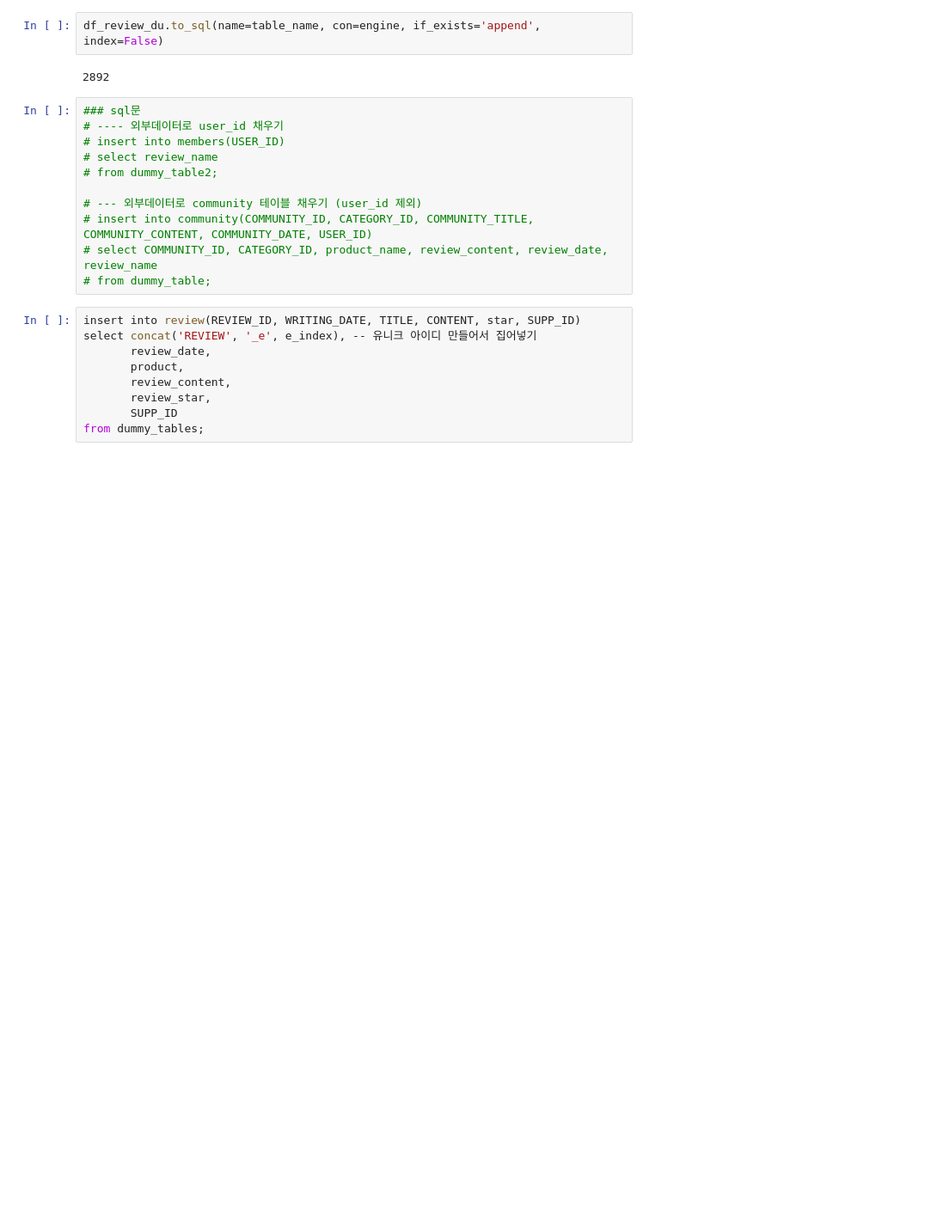
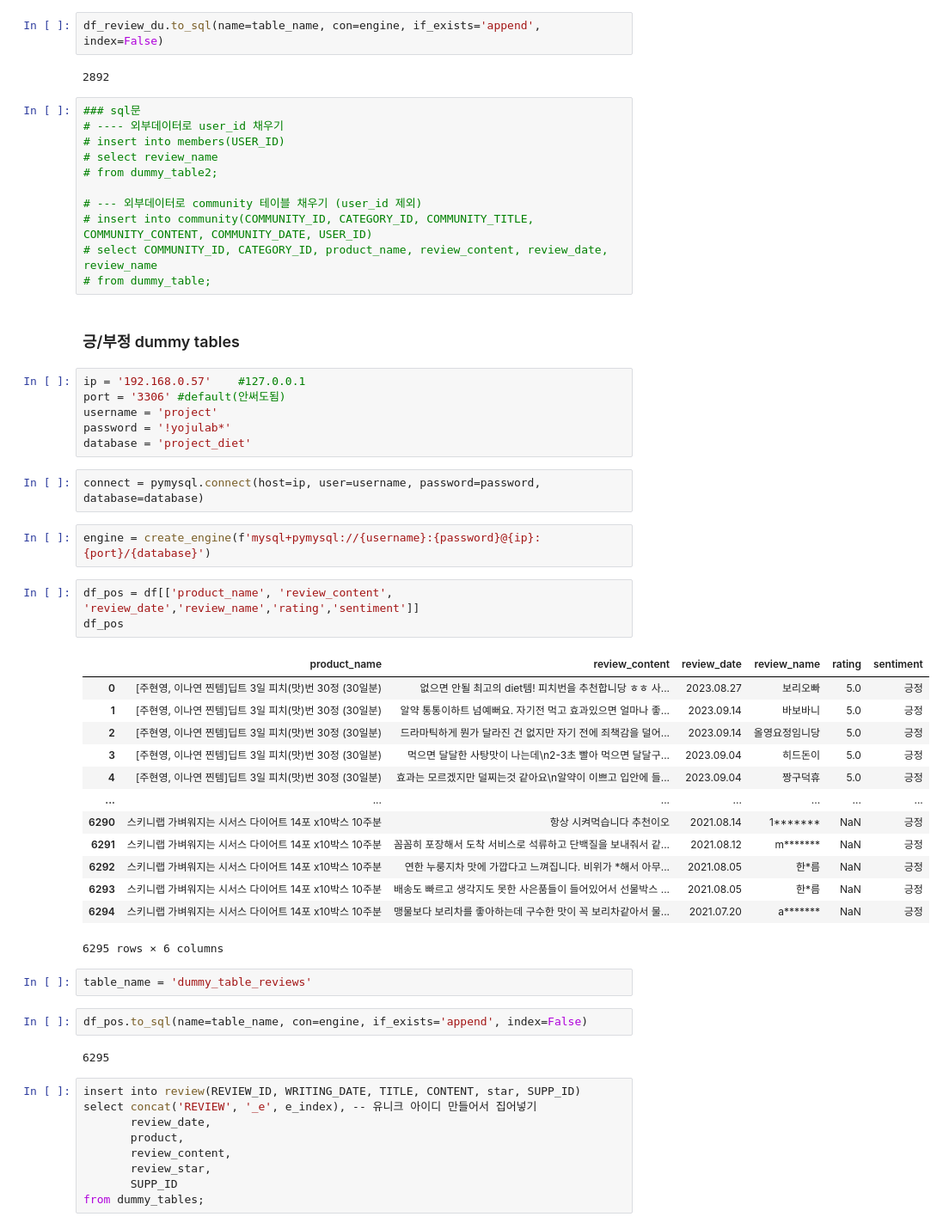
Before and after one commit to angelamyungjoosong/project_supplements_data_analytics, a Jupyter notebook: codes/connect_workbench_GB.ipynb, the cells around one changed output. Shown: that part at 86% size. Drawn from its saved outputs; the diff is of its cells as text; blank space fills up the shorter version.

```diff
--- a/codes/connect_workbench_GB.ipynb
+++ b/codes/connect_workbench_GB.ipynb
@@ -149,6 +149,41 @@ df_review_du.to_sql(name=table_name, con=engine, if_exists='append', index=False
 # insert into community(COMMUNITY_ID, CATEGORY_ID, COMMUNITY_TITLE, COMMUNITY_CONTENT, COMMUNITY_DATE, USER_ID)
 # select COMMUNITY_ID, CATEGORY_ID, product_name, review_content, review_date, review_name
 # from dummy_table;
+# %% [markdown]
+### 긍/부정 dummy tables
+# %%
+ip = '192.168.0.57'    #127.0.0.1
+port = '3306' #default(안써도됨)
+username = 'project'
+password = '!yojulab*'
+database = 'project_diet'
+# %%
+connect = pymysql.connect(host=ip, user=username, password=password, database=database)
+# %%
+engine = create_engine(f'mysql+pymysql://{username}:{password}@{ip}:{port}/{database}')
+# %%
+df_pos = df[['product_name', 'review_content', 'review_date','review_name','rating','sentiment']]
+df_pos
+# %% [output]
+|  | product_name | review_content | review_date | review_name | rating | sentiment |
+| 0 | [주현영, 이나연 찐템]딥트 3일 피치(맛)번 30정 (30일분) | 없으면 안될 최고의 diet템! 피치번을 추천합니당 ㅎㅎ 사... | 2023.08.27 | 보리오빠 | 5.0 | 긍정 |
+| 1 | [주현영, 이나연 찐템]딥트 3일 피치(맛)번 30정 (30일분) | 알약 통통이하트 넘예뻐요. 자기전 먹고 효과있으면 얼마나 좋... | 2023.09.14 | 바보바니 | 5.0 | 긍정 |
+| 2 | [주현영, 이나연 찐템]딥트 3일 피치(맛)번 30정 (30일분) | 드라마틱하게 뭔가 달라진 건 없지만 자기 전에 죄책감을 덜어... | 2023.09.14 | 올영요정임니당 | 5.0 | 긍정 |
+| 3 | [주현영, 이나연 찐템]딥트 3일 피치(맛)번 30정 (30일분) | 먹으면 달달한 사탕맛이 나는데\n2-3초 빨아 먹으면 달달구... | 2023.09.04 | 히드돈이 | 5.0 | 긍정 |
+| 4 | [주현영, 이나연 찐템]딥트 3일 피치(맛)번 30정 (30일분) | 효과는 모르겠지만 덜찌는것 같아요\n알약이 이쁘고 입안에 들... | 2023.09.04 | 짱구덕휴 | 5.0 | 긍정 |
+| ... | ... | ... | ... | ... | ... | ... |
+| 6290 | 스키니랩 가벼워지는 시서스 다이어트 14포 x10박스 10주분 | 항상 시켜먹습니다 추천이오 | 2021.08.14 | 1******* | NaN | 긍정 |
+| 6291 | 스키니랩 가벼워지는 시서스 다이어트 14포 x10박스 10주분 | 꼼꼼히 포장해서 도착 서비스로 석류하고 단백질을 보내줘서 같... | 2021.08.12 | m******* | NaN | 긍정 |
+| 6292 | 스키니랩 가벼워지는 시서스 다이어트 14포 x10박스 10주분 | 연한 누룽지차 맛에 가깝다고 느껴집니다. 비위가 *해서 아무... | 2021.08.05 | 한*름 | NaN | 긍정 |
+| 6293 | 스키니랩 가벼워지는 시서스 다이어트 14포 x10박스 10주분 | 배송도 빠르고 생각지도 못한 사은품들이 들어있어서 선물박스 ... | 2021.08.05 | 한*름 | NaN | 긍정 |
+| 6294 | 스키니랩 가벼워지는 시서스 다이어트 14포 x10박스 10주분 | 맹물보다 보리차를 좋아하는데 구수한 맛이 꼭 보리차같아서 물... | 2021.07.20 | a******* | NaN | 긍정 |
+6295 rows × 6 columns
+# %%
+table_name = 'dummy_table_reviews'
+# %%
+df_pos.to_sql(name=table_name, con=engine, if_exists='append', index=False)
+# %% [output]
+6295
 # %%
 insert into review(REVIEW_ID, WRITING_DATE, TITLE, CONTENT, star, SUPP_ID)
 select concat('REVIEW', '_e', e_index), -- 유니크 아이디 만들어서 집어넣기
```
Also changed, not shown: 2 other files.
